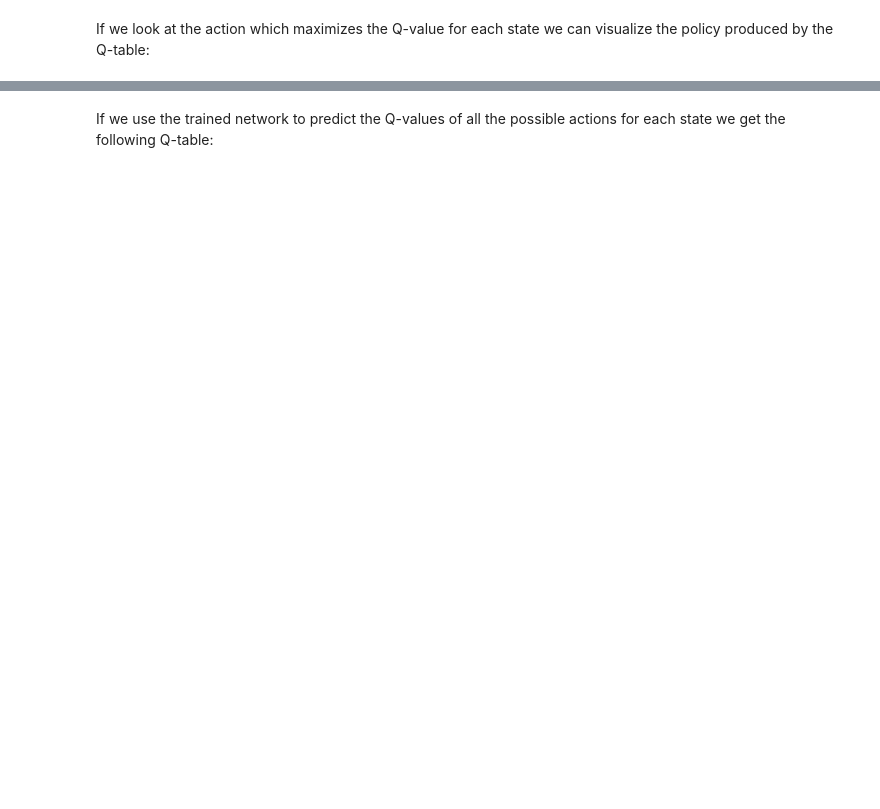
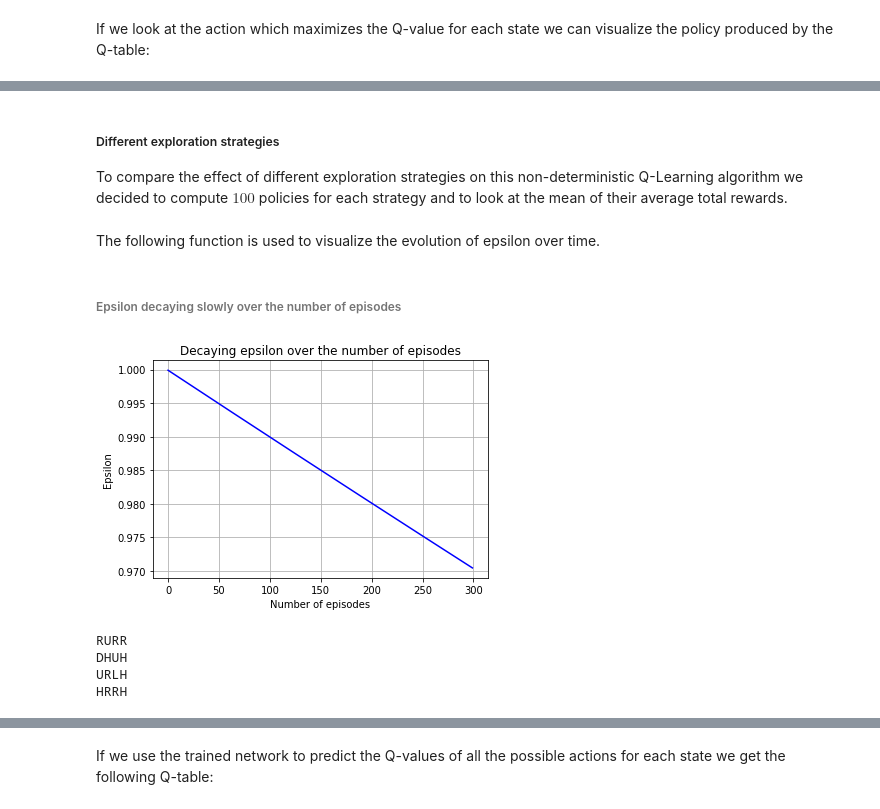
Before and after one commit to Oksanariou/rl_for_rm, a Jupyter notebook: RL overview.ipynb, the cells around one changed output, grey strips where cells are left out. Cells and saved outputs as stored; diff of their text form; code cells hidden in the pictures; blank space fills up the shorter version.

Commit message:
different exploration strategies for QL

```diff
--- a/RL overview.ipynb
+++ b/RL overview.ipynb
@@ -81,7 +81,7 @@ The idea is now to evaluate the Bellman equation from data by using transitions
 At each episode we are going to update the estimates of the Q function coming from the previous episode through a learning rate $\alpha$.
 $$ Q(s, a) = \alpha(r + \gamma \max_{a'}Q(s, a')) + (1 - \alpha)Q(s, a)$$
 # %%
-def q_learning(env, alpha, gamma, nb_episodes, nb_steps, epsilon):
+def q_learning(env, alpha, gamma, nb_episodes, nb_steps, epsilon, epsilon_min, epsilon_decay):
 
     # Initialize the Q-table with zeros
     Q = np.zeros([env.observation_space.n, env.action_space.n])
@@ -101,6 +101,8 @@ def q_learning(env, alpha, gamma, nb_episodes, nb_steps, epsilon):
             s = s_prime
             if d == True:
                 break
+            if (epsilon > epsilon_min):
+                epsilon *= epsilon_decay
 
     return Q
 # %% [markdown]
@@ -239,8 +241,11 @@ HRDH
 # %% [markdown]
 #### Q-Learning
 # %%
-alpha, gamma = 0.05, 0.95
+alpha, gamma = 0.05, 0.99
 nb_episodes, nb_steps = 300, 100
-epsilon = 0.1
-print(q_learning(env, alpha, gamma, nb_episodes, nb_steps, epsilon))
+epsilon = 1
+epsilon_min = 0.01
+epsilon_decay = 0.9999
+q_table = q_learning(env, alpha, gamma, nb_episodes, nb_steps, epsilon, epsilon_min, epsilon_decay)
+print(q_table)
 # %% [output]
@@ -289,0 +290,3 @@ HRRH
+# %% [markdown]
+##### Different exploration strategies
+To compare the effect of different exploration strategies on this non-deterministic Q-Learning algorithm we decided to compute $100$ policies for each strategy and to look at the mean of their average total rewards.
@@ -289,0 +319,33 @@ HRRH
+# %% [markdown]
+The following function is used to visualize the evolution of epsilon over time.
+# %%
+import matplotlib.pyplot as plt
+def visualizing_epsilon_decay(nb_episodes, epsilon, epsilon_min, epsilon_decay):
+    X = [k for k in range(nb_episodes)]
+    Y = []
+    for k in range(nb_episodes):
+        if epsilon > epsilon_min:
+            epsilon *= epsilon_decay
+        Y.append(epsilon)
+    plt.plot(X, Y, 'b')
+    plt.title("Decaying epsilon over the number of episodes")
+    plt.xlabel("Number of episodes")
+    plt.ylabel("Epsilon")
+    plt.grid()
+    return plt.show()
+# %% [markdown]
+###### Epsilon decaying slowly over the number of episodes
+# %%
+epsilon = 1
+epsilon_min = 0.01
+epsilon_decay = 0.9999
+visualizing_epsilon_decay(nb_episodes, epsilon, epsilon_min, epsilon_decay)
+q_table = q_learning(env, alpha, gamma, nb_episodes, nb_steps, epsilon, epsilon_min, epsilon_decay)
+policy = q_to_policy(q_table)
+visualize_policy(policy)
+# %% [output]
+[figure, added]
+RURR
+DHUH
+URLH
+HRRH
```
Also changed, not shown: parts of 11 cells of this notebook, 3 other files.
